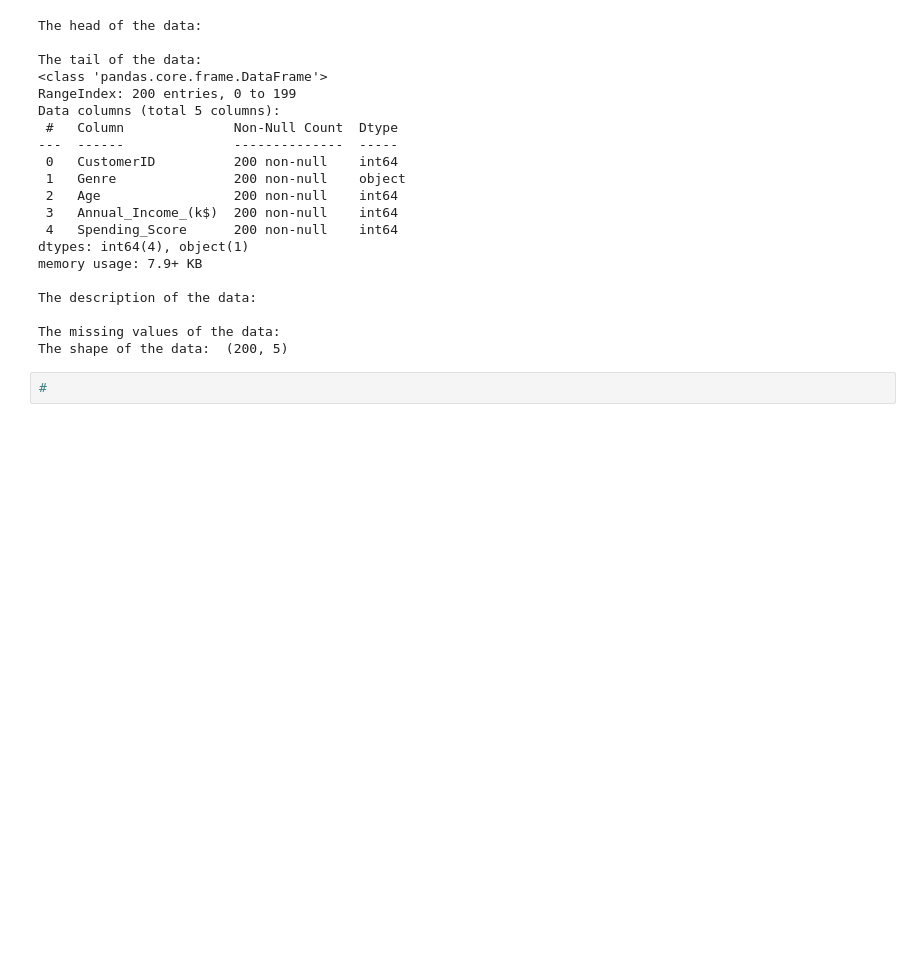
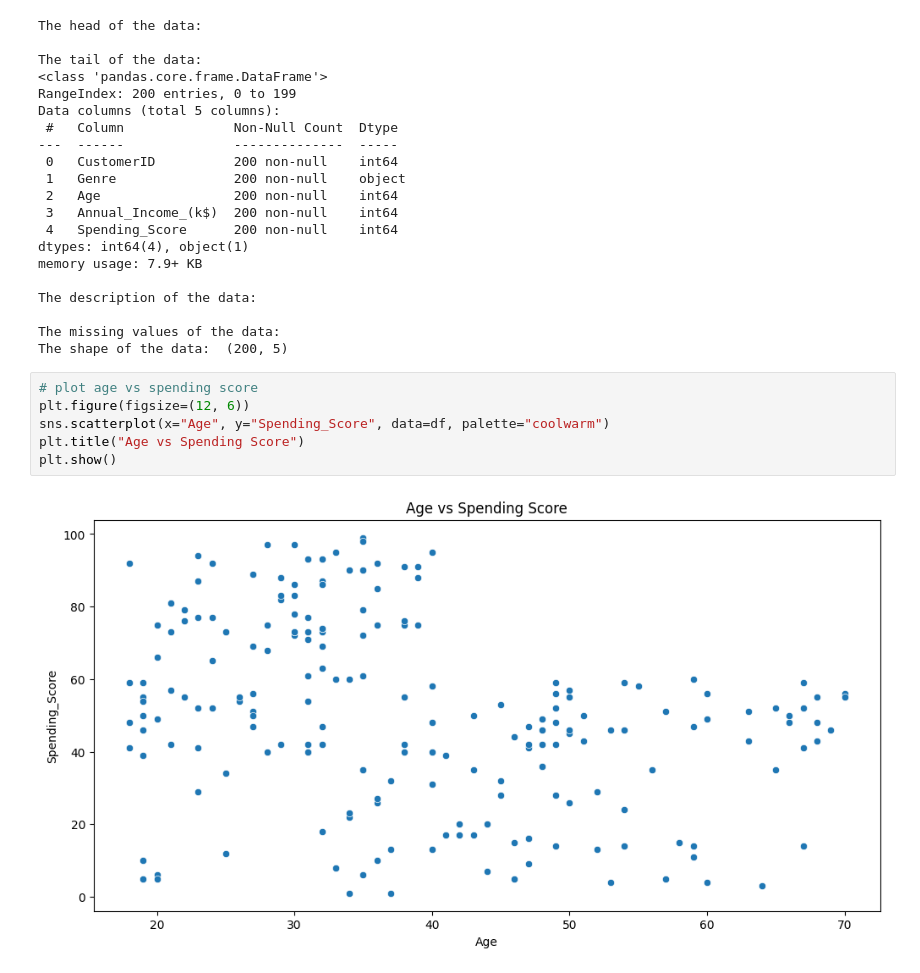
Before and after one commit to sabbir2609/edge_course, a Jupyter notebook: projects/mall_data.ipynb, the cells around one changed output. Saved outputs shown, nothing was run; the diff lists cells and outputs as text; blank space fills up the shorter version.

```diff
--- a/projects/mall_data.ipynb
+++ b/projects/mall_data.ipynb
@@ -53,5 +54,11 @@ The description of the data:
 
 The missing values of the data:
 The shape of the data:  (200, 5)
-# %%
-#
+# %%
+# plot age vs spending score
+plt.figure(figsize=(12, 6))
+sns.scatterplot(x="Age", y="Spending_Score", data=df, palette="coolwarm")
+plt.title("Age vs Spending Score")
+plt.show()
+# %% [output]
+[figure, added]
```
Also changed, not shown: parts of 4 cells of this notebook, 2 other files.
